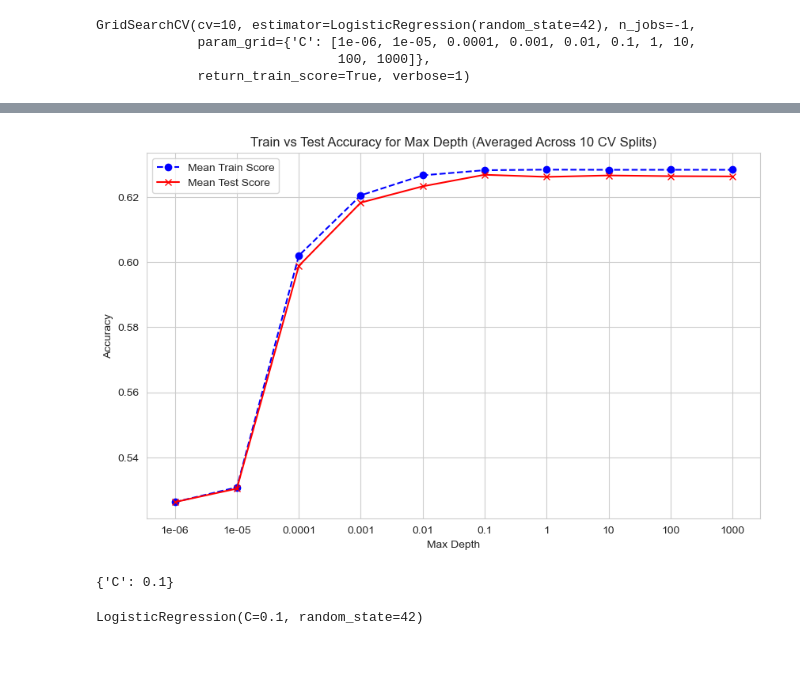
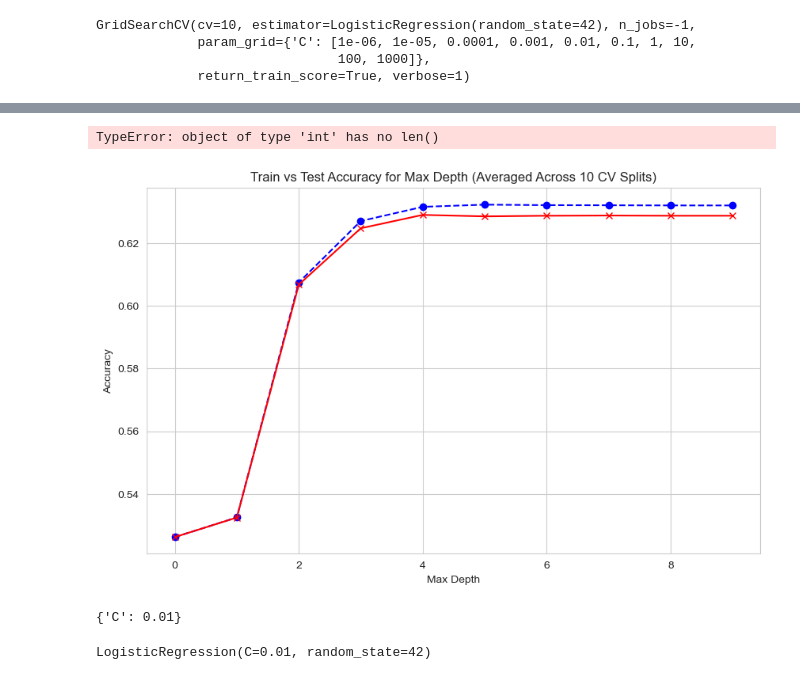
Before and after one commit to johnmarquess/IFN509, a Jupyter notebook: Assignment 2/regression.ipynb, the cells around one changed output, grey strips where cells are left out. Cells and saved outputs as stored; diff of their text form; code cells hidden in the pictures.

```diff
--- a/Assignment 2/regression.ipynb
+++ b/Assignment 2/regression.ipynb
@@ -70,7 +69,7 @@ X[numerical_columns] = scaler.fit_transform(X[numerical_columns])
 from sklearn.model_selection import train_test_split
 # %%
 X_mat =X.to_numpy()
-X_train, X_test, y_train, y_test = train_test_split(X_mat, y, test_size=0.3, stratify=y, random_state=42)
+X_train, X_test, y_train, y_test = train_test_split(X_mat, y, test_size=0.25, stratify=y, random_state=0)
 # %%
 # Importing the model
 from sklearn.linear_model import LogisticRegression
@@ -210,29 +211,30 @@ mean_test_scores = results['mean_test_score']
 # %%
 # Plot the results for max_depth
 plt.figure(figsize=(10, 6))
 plt.plot(mean_train_scores.index, mean_train_scores, label='Mean Train Score', marker='o', linestyle='--', color='b')
 plt.plot(mean_test_scores.index, mean_test_scores, label='Mean Test Score', marker='x', linestyle='-', color='r')
 
 # Add labels and title
 plt.xlabel('Max Depth')
 plt.ylabel('Accuracy')
 plt.title('Train vs Test Accuracy for Max Depth (Averaged Across 10 CV Splits)')
-plt.xticks(range(0, len(train_result)),[pow(10, x) for x in range(-6, 4)])
+plt.xticks(range(0, len(len(results))),[pow(10, x) for x in range(-6, 4)])
 plt.legend()
 plt.grid(True)
 plt.show()
 # %% [output]
+TypeError: object of type 'int' has no len()
-[figure, old version]
+[figure, new version]
 # %%
 grid_search.best_params_
 # %% [output]
-{'C': 0.1}
+{'C': 0.01}
 # %%
 # Using the best hyperparameters
-best_model = LogisticRegression(C=0.1, random_state=42)
+best_model = LogisticRegression(C=0.01, random_state=42)
 best_model.fit(X_train, y_train)
 # %% [output]
-LogisticRegression(C=0.1, random_state=42)
+LogisticRegression(C=0.01, random_state=42)
 # %%
 # training and test accuracy
 print("Train accuracy:", best_model.score(X_train, y_train))
```
Also changed, not shown: parts of 20 cells of this notebook.
